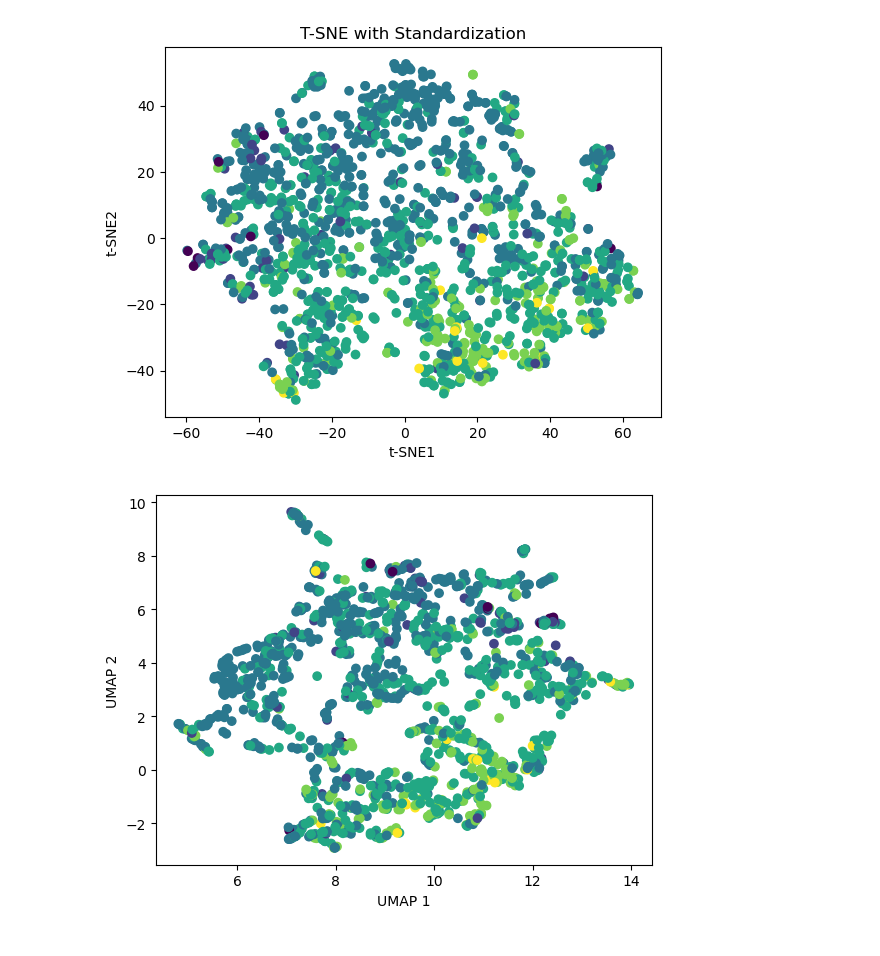
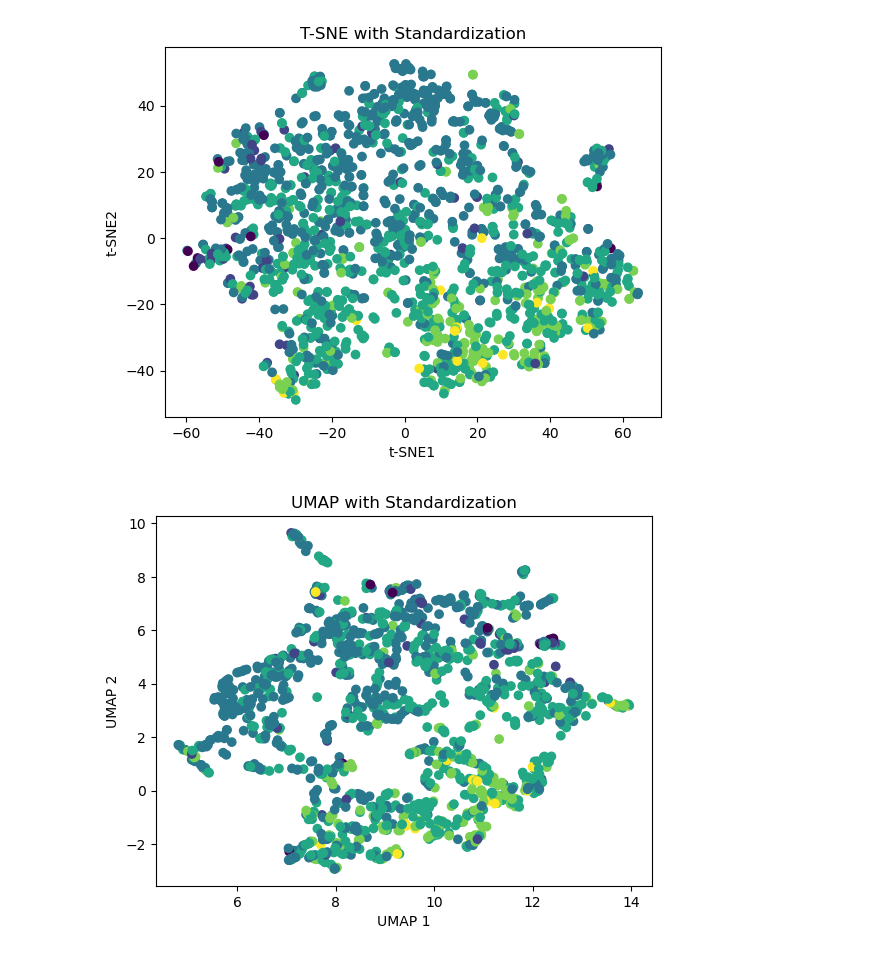
Before and after one commit to KavileBhagavathi/DSSS_Scripts, a Jupyter notebook: Assignment5/Exercise5.ipynb, the cells around one changed output. Cells and saved outputs as stored; diff of their text form; code cells hidden in the pictures.

```diff
--- a/Assignment5/Exercise5.ipynb
+++ b/Assignment5/Exercise5.ipynb
@@ -171,10 +192,11 @@ Text(0.5, 1.0, 'T-SNE with Standardization')
 # %%
 #UMAP
 x_umap = umap.UMAP(n_components=2,random_state=50).fit_transform(x_standardized_redwine)
 #x_umap_standardized = x_umap.fit_transform(x_standardized_redwine)
 plt.scatter(x_umap[:,0],x_umap[:,1],c=y_quality)
 plt.xlabel("UMAP 1")
 plt.ylabel("UMAP 2")
+plt.title("UMAP with Standardization")
 plt.show()
 # %% [output]
-[figure, old version]
+[figure, new version]
```
Also changed, not shown: parts of 4 cells of this notebook.
